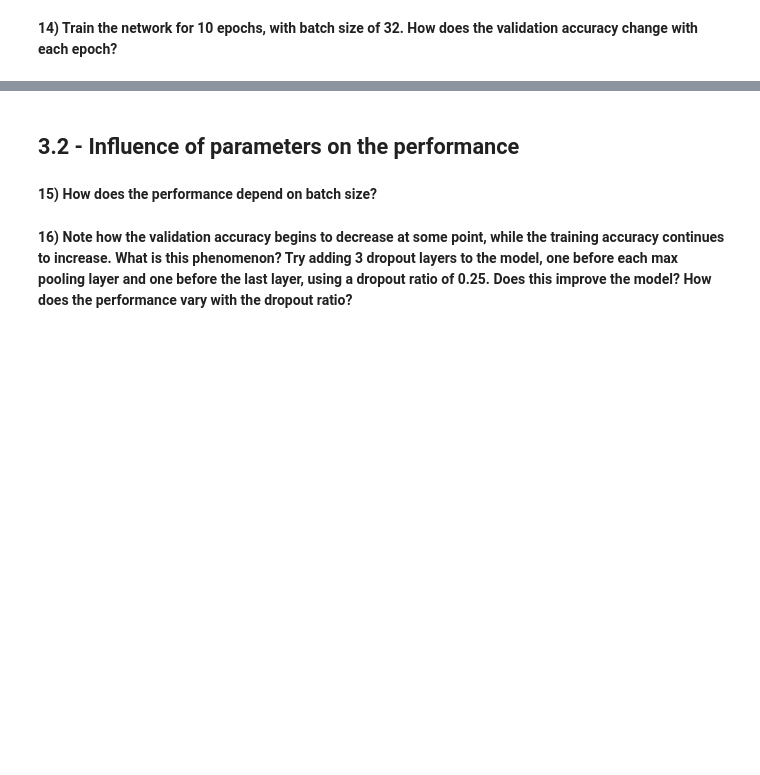
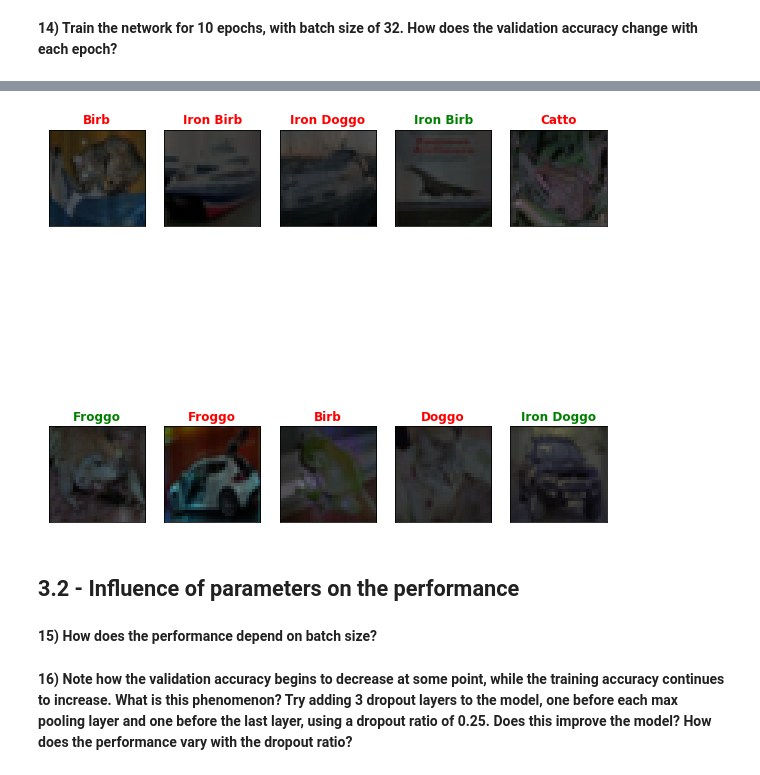
Before and after one commit to LeonardoNatale/CNN_CIFAR-10-dataset, a Jupyter notebook: Lab 4 - CNN-V0.ipynb, the cells around one changed output, grey strips where cells are left out. Saved outputs shown, nothing was run; the diff lists cells and outputs as text; code cells hidden in the pictures; blank space fills up the shorter version.

```diff
--- a/Lab 4 - CNN-V0.ipynb
+++ b/Lab 4 - CNN-V0.ipynb
@@ -425,19 +388,3 @@ Convolutional neural networks allow us to do drastically better on this dataset
   - Flatten
   - Dense layer with 512 nodes, ReLU activation
   - Softmax output layer with 10 nodes
-# %%
-def cnn_model(input_shape, num_classes):
-
-
-######################
-# TO DO
-
-# END TO DO
-######################
-
-
-    return model
-
-
-
-model = cnn_model(x_train.shape[1:], 10)
@@ -444,2 +438,5 @@ model = cnn_model(x_train.shape[1:], 10)
+# %%
+cnn_model = cnn_model2(x_train.shape[1:], 10)
+cnn_model.build()
 # %% [markdown]
 **13) Compute by hand the number of trainable parameters in this network.  Are there more or less than the more simple dense network?  Why?  Confirm with `summary()`.**
@@ -466,0 +486,2 @@ model = cnn_model(x_train.shape[1:], 10)
+# %%
+cnn_model = train_model(cnn_model, x_train, y_train)
@@ -466,0 +508,6 @@ model = cnn_model(x_train.shape[1:], 10)
+# %%
+cnn_pred_labels = cnn_model.predict(x_test)
+print(cnn_pred_labels[0:10,])
+cnn_pred_labels = cnn_pred_labels.argmax(axis = 1)
+print(cnn_pred_labels[0:10,])
+print(np.bincount(cnn_pred_labels))
@@ -467,3 +532,7 @@ model = cnn_model(x_train.shape[1:], 10)
+# %%
+plot_n_first_pred(cnn_pred_labels)
+# %% [output]
+[figure, added]
 # %% [markdown]
 <a id='cnn_parameters'></a>
 ## 3.2 - Influence of parameters on the performance
```
Also changed, not shown: parts of 29 cells of this notebook, 3 other files.
